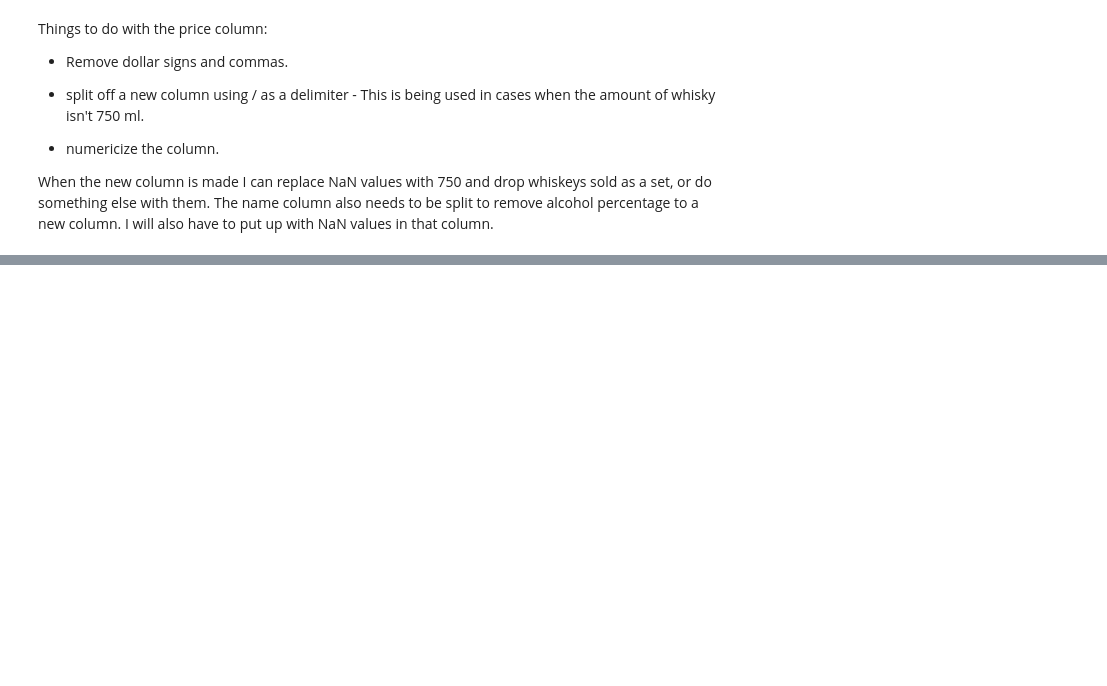
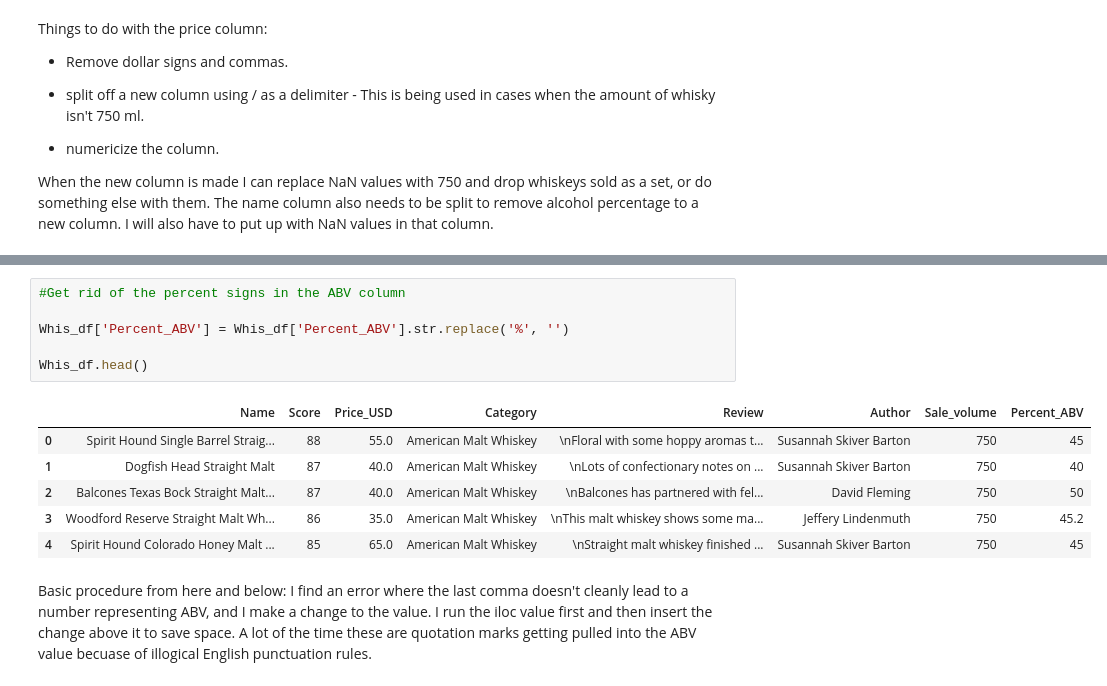
Before and after one commit to gspahlin/WhiskyAdvocate_ETL, a Jupyter notebook: whiskey_scraper.ipynb, the cells around one changed output, grey strips where cells are left out. Cells and saved outputs as stored; diff of their text form; blank space fills up the shorter version.

```diff
--- a/whiskey_scraper.ipynb
+++ b/whiskey_scraper.ipynb
@@ -455,0 +534,15 @@ in that column.
+# %%
+#Get rid of the percent signs in the ABV column
+
+Whis_df['Percent_ABV'] = Whis_df['Percent_ABV'].str.replace('%', '')
+
+Whis_df.head()
+# %% [output]
+|  | Name | Score | Price_USD | Category | Review | Author | Sale_volume | Percent_ABV |
+| 0 | Spirit Hound Single Barrel Straig... | 88 | 55.0 | American Malt Whiskey | \nFloral with some hoppy aromas t... | Susannah Skiver Barton | 750 | 45 |
+| 1 | Dogfish Head Straight Malt | 87 | 40.0 | American Malt Whiskey | \nLots of confectionary notes on ... | Susannah Skiver Barton | 750 | 40 |
+| 2 | Balcones Texas Bock Straight Malt... | 87 | 40.0 | American Malt Whiskey | \nBalcones has partnered with fel... | David Fleming | 750 | 50 |
+| 3 | Woodford Reserve Straight Malt Wh... | 86 | 35.0 | American Malt Whiskey | \nThis malt whiskey shows some ma... | Jeffery Lindenmuth | 750 | 45.2 |
+| 4 | Spirit Hound Colorado Honey Malt ... | 85 | 65.0 | American Malt Whiskey | \nStraight malt whiskey finished ... | Susannah Skiver Barton | 750 | 45 |
+# %% [markdown]
+Basic procedure from here and below: I find an error where the last comma doesn't cleanly lead to a number representing ABV, and I make a change to the value. I run the iloc value first and then insert the change above it to save space. A lot of the time these are quotation marks getting pulled into the ABV value becuase of illogical English punctuation rules.
```
Also changed, not shown: parts of 46 cells of this notebook.
